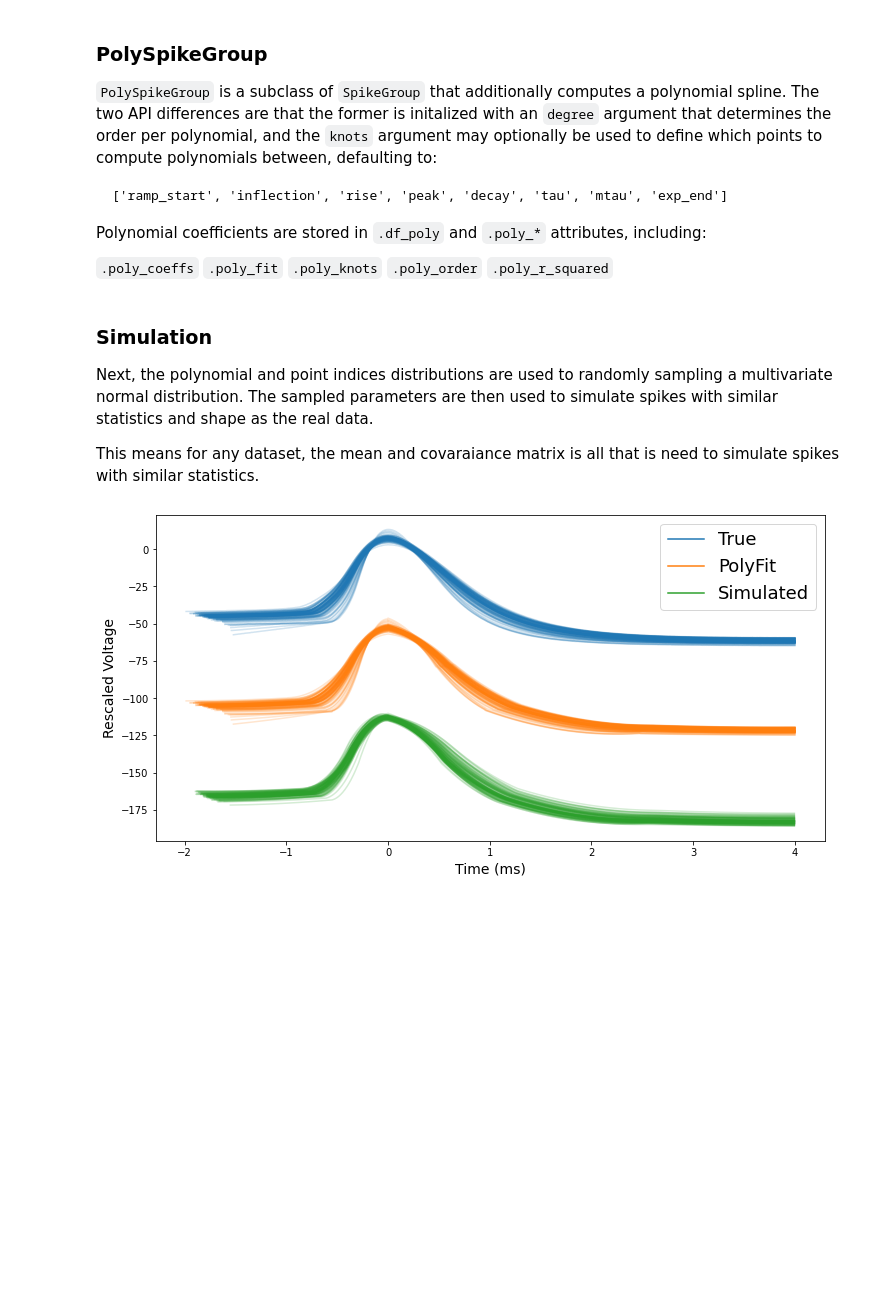
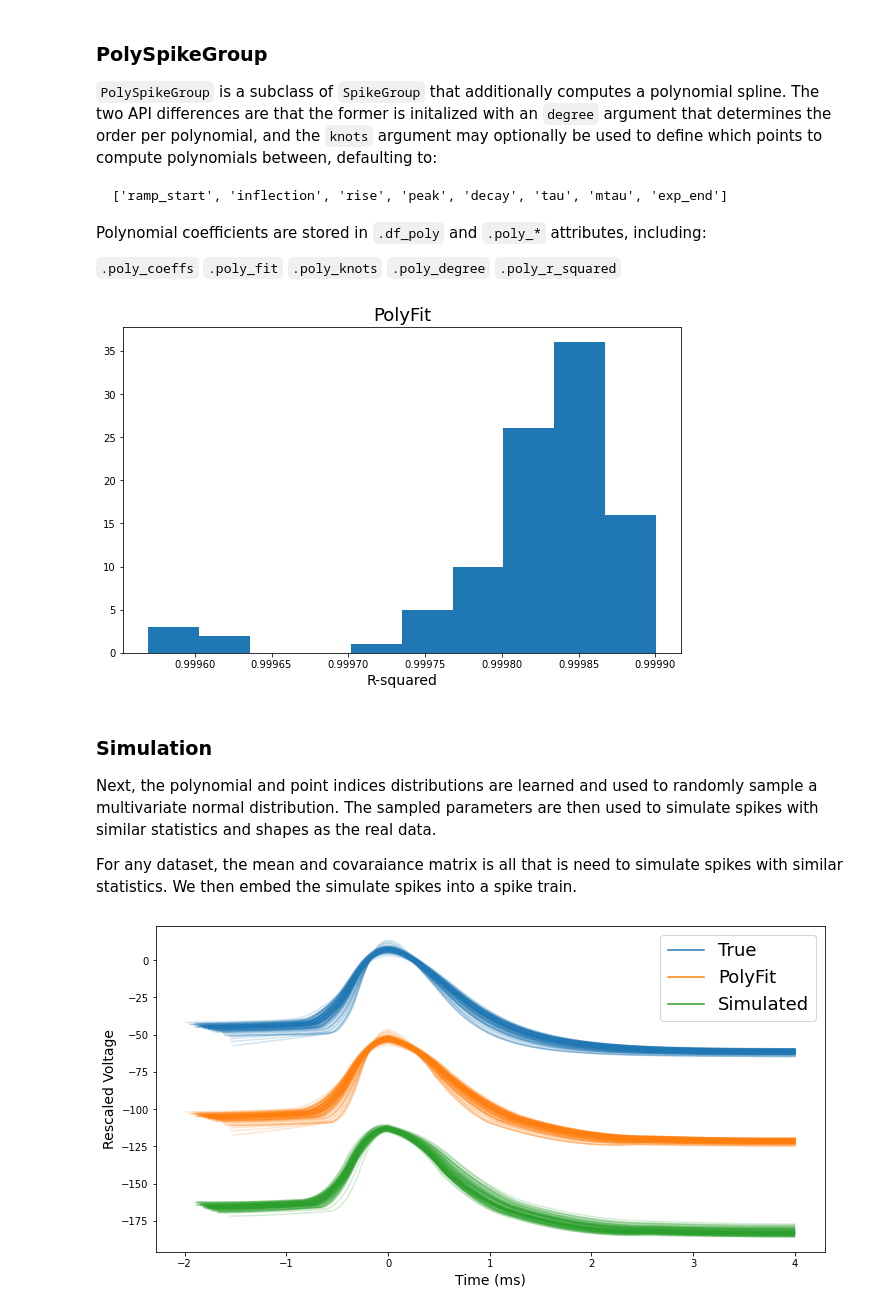
Before and after one commit to voytekresearch/spikewise, a Jupyter notebook: docs/tutorials/PolySpikeGroup.ipynb, the cells around one changed output. Cells and saved outputs as stored; diff of their text form; code cells hidden in the pictures; blank space fills up the shorter version.

```diff
--- a/docs/tutorials/PolySpikeGroup.ipynb
+++ b/docs/tutorials/PolySpikeGroup.ipynb
@@ -25,7 +24,7 @@ Polynomial coefficients are stored in `.df_poly` and `.poly_*` attributes, inclu
 `.poly_coeffs`
 `.poly_fit`
 `.poly_knots`
-`.poly_order`
+`.poly_degree`
 `.poly_r_squared`
 # %%
 # Load data
@@ -33,7 +32,7 @@ fs = 200000
 
 def reader(ind, alt=False):
 
-    file = h5py.File('../pvc-6/153098.04.02_data.h5', 'r')
+    file = h5py.File('../../pvc-6/153098.04.02_data.h5', 'r')
     dset = file['Sweep_' + str(ind)]
 
     if alt:
@@ -48,12 +47,20 @@ degree = [2, 2, 2, 2, 2, 2, 2]
 psg = PolySpikeGroup(degree, pad=10, sigma=.05, window_length=(4, 4))
 
 psg.fit(np.arange(20), fs, reader=reader, n_jobs=-1, progress=tqdm)
+# %%
+plt.figure(figsize=(10, 6))
+
+plt.hist(psg.poly_r_squared)
+plt.title('PolyFit', size=18)
+plt.xlabel('R-squared', size=14);
+# %% [output]
+[figure, added]
 # %% [markdown]
 ### Simulation
 
-Next, the polynomial and point indices distributions are used to randomly sampling a multivariate normal distribution. The sampled parameters are then used to simulate spikes with similar statistics and shape as the real data.
+Next, the polynomial and point indices distributions are learned and used to randomly sample a multivariate normal distribution. The sampled parameters are then used to simulate spikes with similar statistics and shapes as the real data.
 
-This means for any dataset, the mean and covaraiance matrix is all that is need to simulate spikes with similar statistics.
+For any dataset, the mean and covaraiance matrix is all that is need to simulate spikes with similar statistics. We then embed the simulate spikes into a spike train.
 # %%
 # Simulate
 n_sims = 100
```
Also changed, not shown: parts of 5 cells of this notebook.
